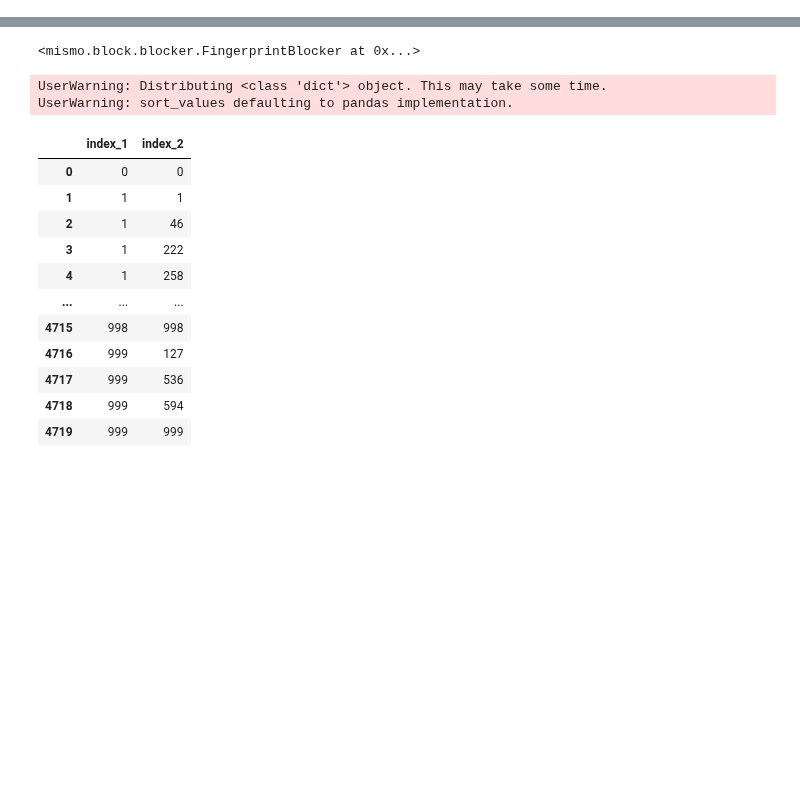
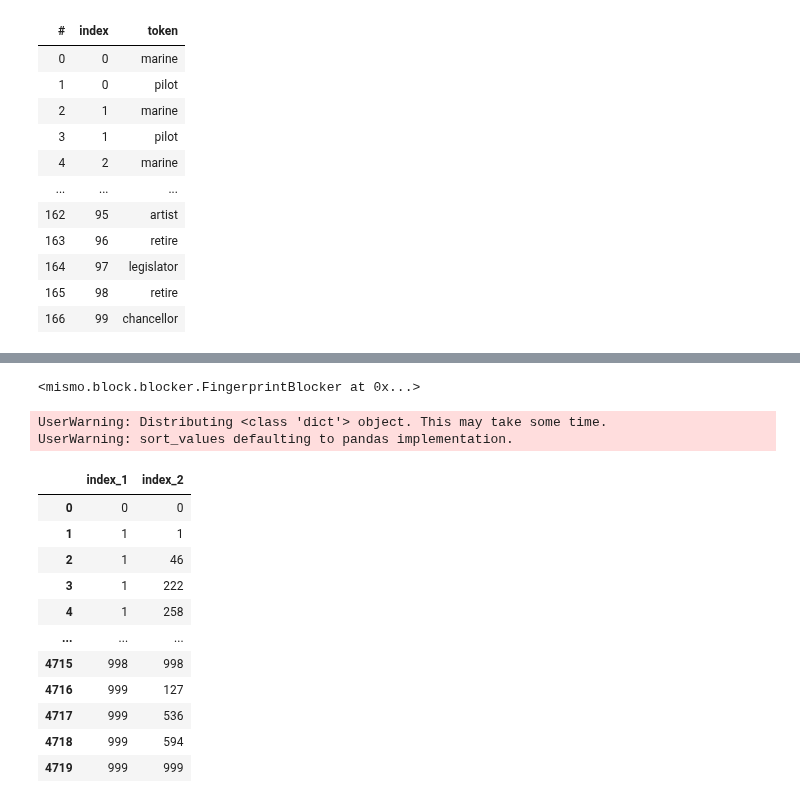
Before and after one commit to NickCrews/mismo, a Jupyter notebook: examples/simple.ipynb, the cells around one changed output, grey strips where cells are left out. Drawn from its saved outputs; the diff is of its cells as text; code cells hidden in the pictures; blank space fills up the shorter version.

```diff
--- a/examples/simple.ipynb
+++ b/examples/simple.ipynb
@@ -21,0 +47,10 @@ df
+# %%
+from mismo.block._strings import (
+    TokenFingerprinter,
+    tokenize,
+    SortedAcronymFingerprinter,
+)
+from mismo.block._blocker import check_fingerprints
+
+# fp = SortedAcronymFingerprinter(column="strings")
+fp = TokenFingerprinter(column="donor_occupation")
@@ -21,0 +76,18 @@ df
+# %%
+fps1 = fp.fingerprint(donations.head(100))
+fps2 = fp.fingerprint(donations.tail(100))
+# %%
+fps1
+# %% [output]
+| # | index | token |
+| 0 | 0 | marine |
+| 1 | 0 | pilot |
+| 2 | 1 | marine |
+| 3 | 1 | pilot |
+| 4 | 2 | marine |
+| ... | ... | ... |
+| 162 | 95 | artist |
+| 163 | 96 | retire |
+| 164 | 97 | legislator |
+| 165 | 98 | retire |
+| 166 | 99 | chancellor |
```
Also changed, not shown: parts of 27 cells of this notebook, 11 other files.
